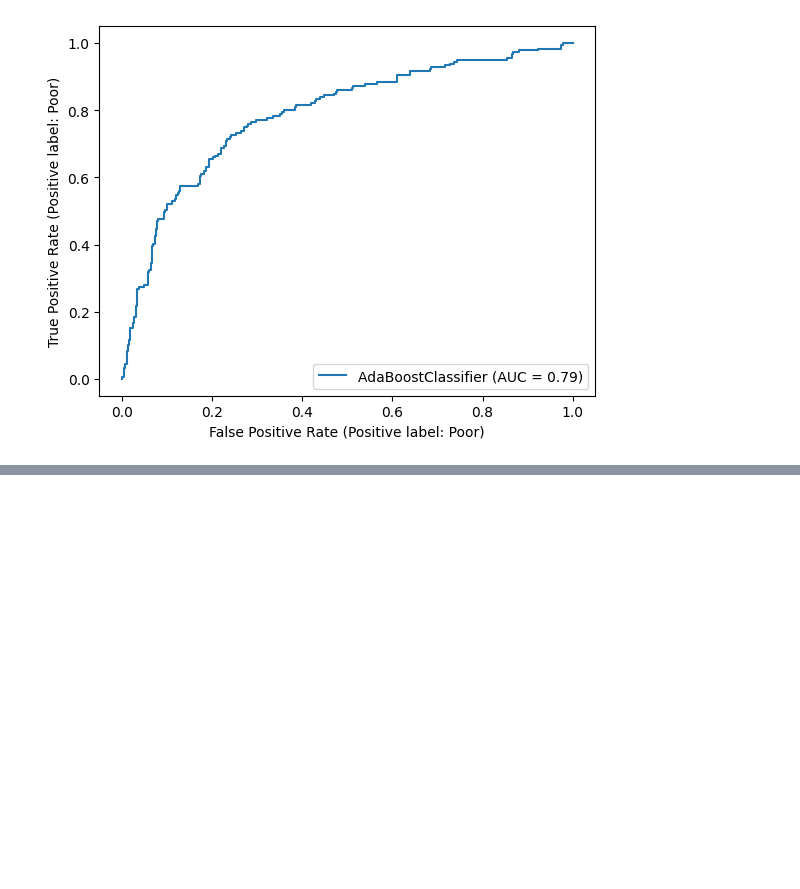
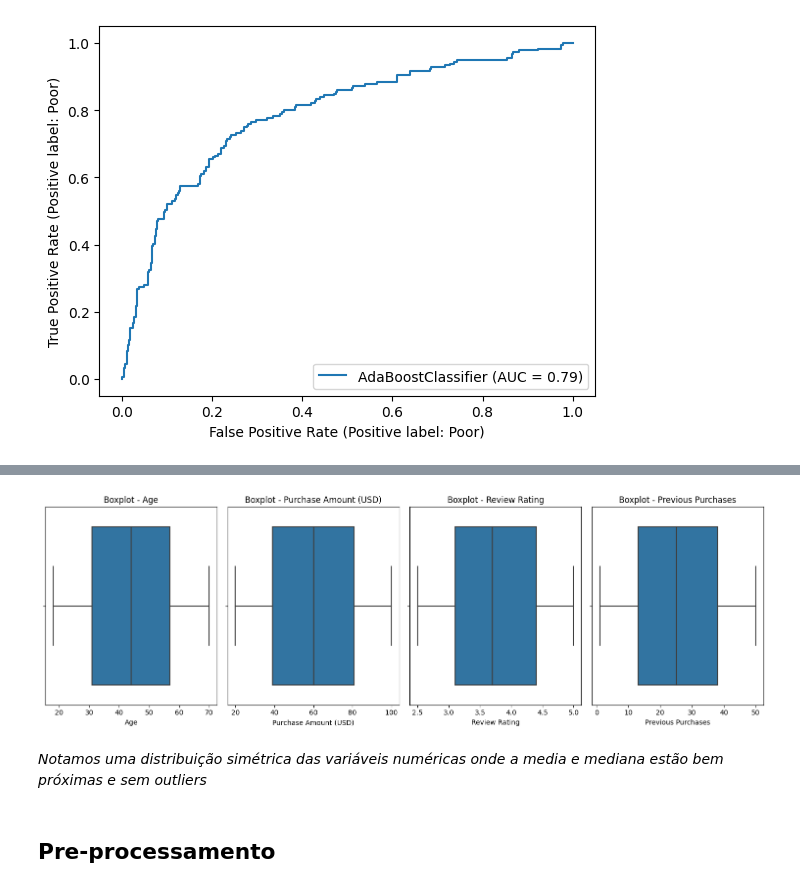
Before and after one commit to maurodomingues/Projeto_MachineLearningII, a Jupyter notebook: MLII_projeto.ipynb, the cells around one changed output, grey strips where cells are left out. Drawn from its saved outputs; the diff is of its cells as text; code cells hidden in the pictures; blank space fills up the shorter version.

```diff
--- a/MLII_projeto.ipynb
+++ b/MLII_projeto.ipynb
@@ -722,0 +934,6 @@ weighted avg       0.77      0.78      0.77       600
+# %%
+for coluna in colunas_num:
+    mediana = df_consumo[coluna].median()
+    media = df_consumo[coluna].mean()
+    print(f"Mediana de {coluna} = {mediana}")
+    print(f"Media de {coluna} = {media.round(2)}")
@@ -722,0 +949,25 @@ weighted avg       0.77      0.78      0.77       600
+# %%
+linhas = 1
+colunas = 4
+
+fig, axes = plt.subplots(linhas, colunas, figsize=(15, 5 * linhas))
+
+axes = axes.flatten()
+
+# Iterar sobre as colunas numéricas e criar Boxplot
+for i, coluna in enumerate(colunas_num):
+    sns.boxplot(data=df_consumo, x=df_consumo[coluna], ax=axes[i])
+    axes[i].set_title(f'Boxplot - {coluna}')
+
+
+for i in range(len(colunas_num), linhas * colunas):
+    fig.delaxes(axes[i])
+
+plt.tight_layout()
+plt.show()
+# %% [output]
+[figure, added]
+# %% [markdown]
+*Notamos uma distribuição simétrica das variáveis numéricas onde a media e mediana estão bem próximas e sem outliers*
+# %% [markdown]
+## Pre-processamento
```
Also changed, not shown: parts of 76 cells of this notebook.
